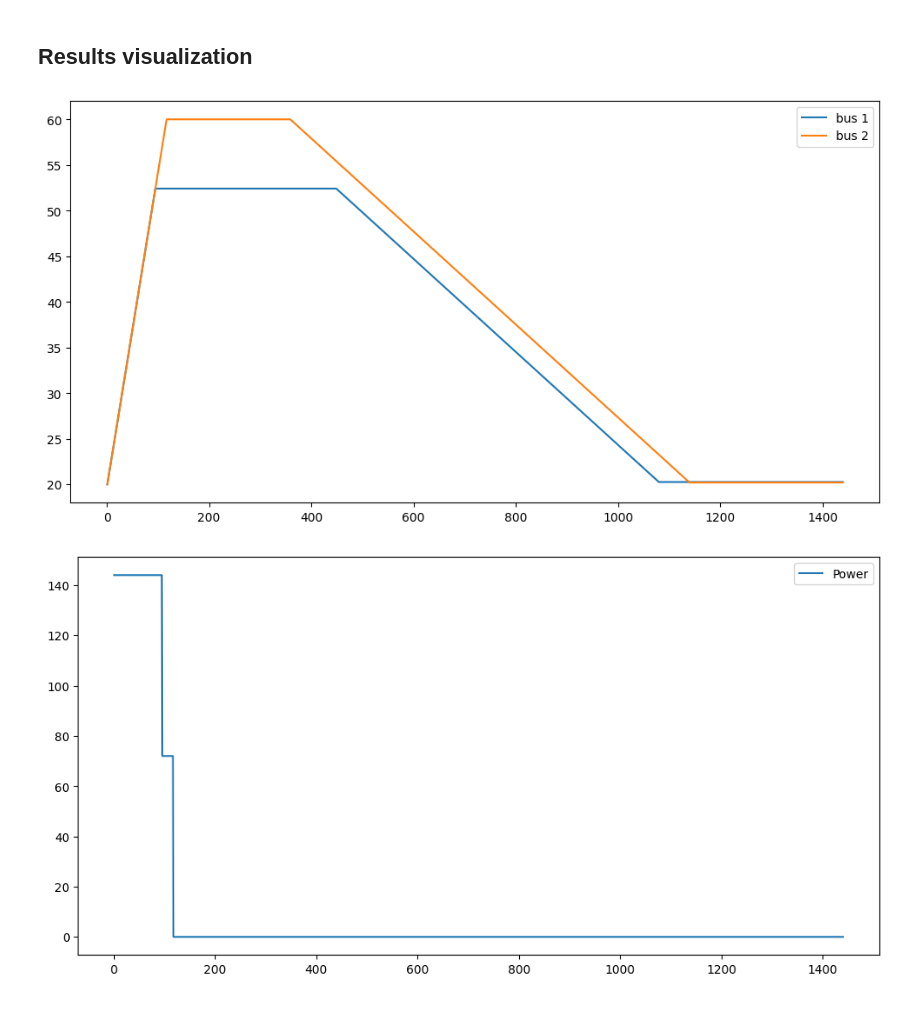
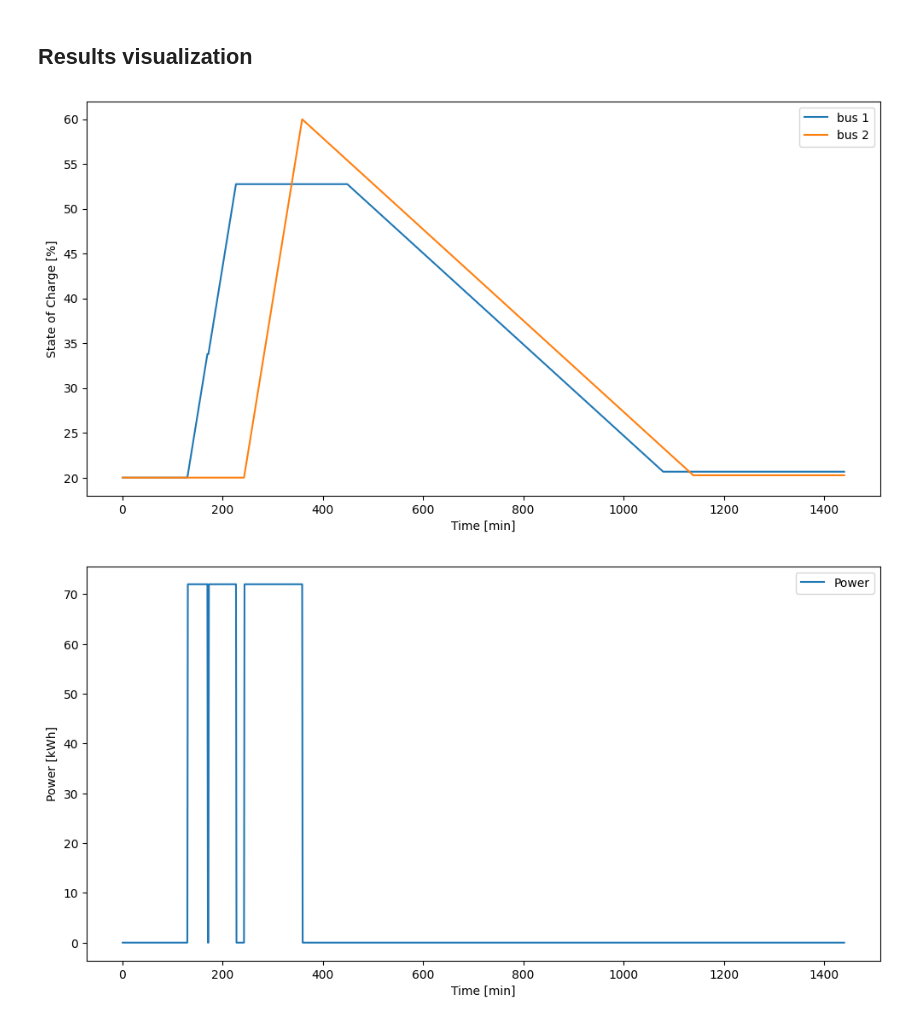
Before and after one commit to jmanzolli/SMaRTE-electric-bus-smart-charging-platform, a Jupyter notebook: Deterministic/model_deterministic.ipynb, the cells around one changed output. Drawn from its saved outputs; the diff is of its cells as text; code cells hidden in the pictures.

Commit message:
Update: Model working for continuous charging

```diff
--- a/Deterministic/model_deterministic.ipynb
+++ b/Deterministic/model_deterministic.ipynb
@@ -43,11 +43,15 @@ E_min = 0.2
 E_max = 1
 E_end = 0.2
 C_bat = data['Buses']['Bus (kWh)'].tolist()
-d = 10 # mininum charging step
+
+
+d_off = 20
+d_on = 40
 
 U_pow = data['Power price']['Power'].tolist()
 U_price = data['Power price']['Price'].tolist()
 U_max = data['Chargers']['Max Power (kW)'].tolist()
+U_max = U_max[0]
 
 R = 130
 Ah = 905452
@@ -85,7 +89,7 @@ model.C_bat = pyo.Param(model.K, initialize=lambda model, k: C_bat[k-1]) # total
 
 model.U_pow = pyo.Param(model.L, initialize=lambda model, l: U_pow[l-1]) # power level l
 model.U_price = pyo.Param(model.L, initialize=lambda model, l: U_price[l-1]) # purchasing price for power level l
-model.U_max = pyo.Param(initialize=U_max[0]) # contracted power
+model.U_max = pyo.Param(initialize=U_max) # contracted power
 
 model.R = pyo.Param(initialize=R) # battery replacement costs of the bus k
 model.Ah = pyo.Param(initialize=Ah) # energy consumed until EOL of bus k
@@ -125,6 +129,15 @@ model.w_sell = pyo.Var(model.T, within=pyo.NonNegativeReals)
 model.d = pyo.Var(model.K, model.T, within=pyo.NonNegativeReals)
 
 model.delta_t = pyo.Var(within = pyo.PositiveIntegers)
+
+
+######## TEST #########
+
+model.aux1 = pyo.Var(model.K, model.T, domain=pyo.Binary)
+
+model.aux2 = pyo.Var(model.K, model.T, domain=pyo.Binary)
+
+######## TEST #########
 # %% [markdown]
 ## Objective Function
 # %%
@@ -282,18 +295,21 @@ def degradation(K,T,d):
 # %%
 Energy = energy_bus(model.K,model.T,model.e)
 Energy_perc = (Energy*100)/C_bat[0]
 Energy_perc.plot(figsize=(12,6))
-Energy_perc.describe()
+plt.xlabel('Time [min]')
+plt.ylabel('State of Charge [%]')
 
 W_buy = power(model.T,model.w_buy)*60
 W_buy.plot(figsize=(12,6))
-W_buy.describe()
+plt.xlabel('Time [min]')
+plt.ylabel('Power [kWh]')
 
 W_sell = power(model.T,model.w_sell)*60
 W_sell.plot(figsize=(12,6))
-W_sell.describe()
+plt.xlabel('Time [min]')
+plt.ylabel('Power [kWh]')
 
 Degradation = degradation(model.K,model.T,model.d)
 # %% [output]
-[figure, old version]
+[figure, new version]
-[figure, old version]
+[figure, new version]
```
Also changed, not shown: parts of 7 cells of this notebook, 5 other files.
